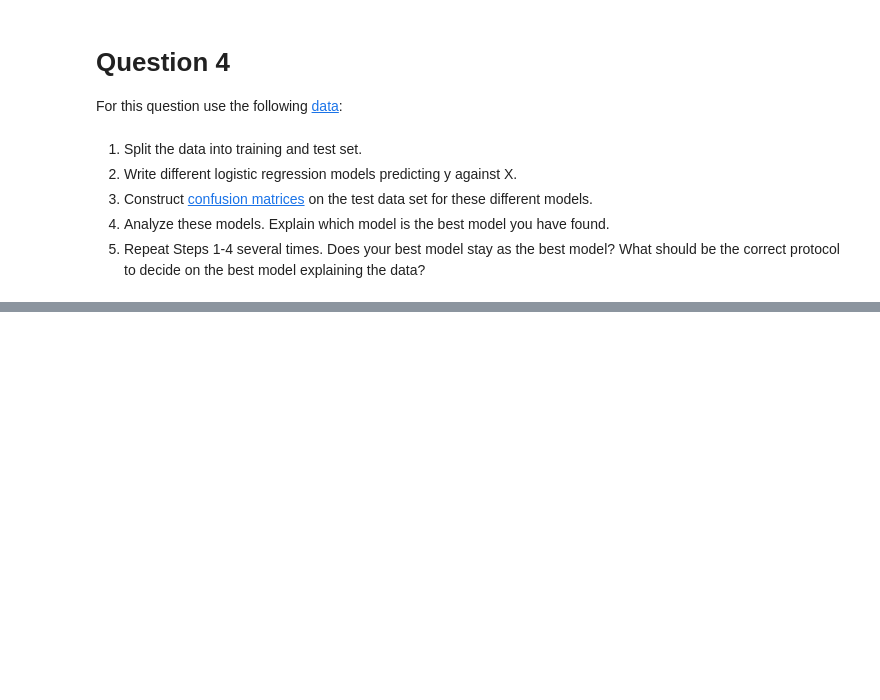
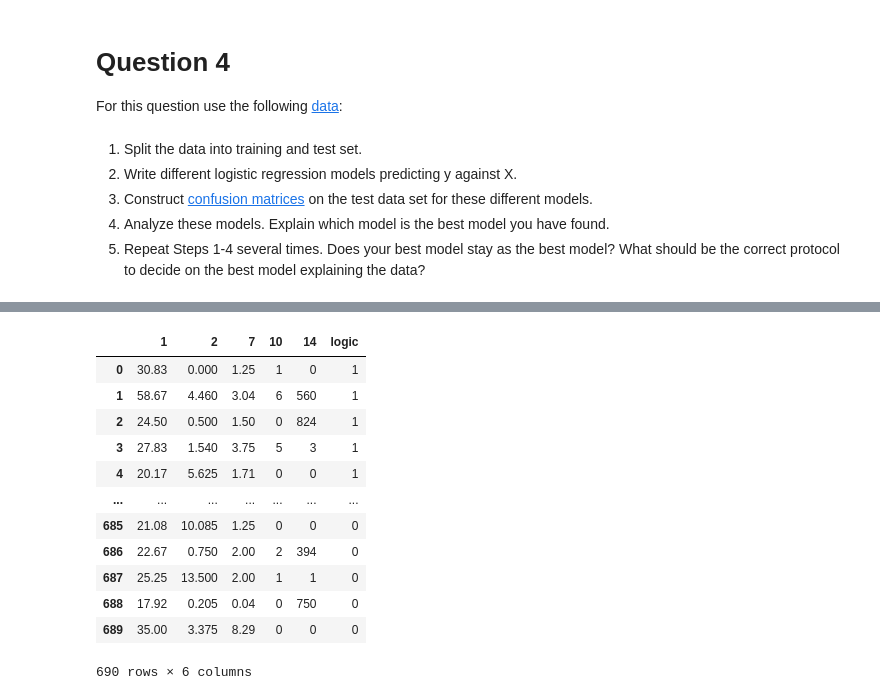
Before and after one commit to emirsglm/MAT388E-Data-Science-HW, a Jupyter notebook: HW2.ipynb, the cells around one changed output, grey strips where cells are left out. Cells and saved outputs as stored; diff of their text form; code cells hidden in the pictures; blank space fills up the shorter version.

```diff
--- a/HW2.ipynb
+++ b/HW2.ipynb
@@ -613,0 +596,17 @@ array([[570, 119],
+# %%
+adj = pd.concat([X, y1], axis=1)
+adj
+# %% [output]
+|  | 1 | 2 | 7 | 10 | 14 | logic |
+| 0 | 30.83 | 0.000 | 1.25 | 1 | 0 | 1 |
+| 1 | 58.67 | 4.460 | 3.04 | 6 | 560 | 1 |
+| 2 | 24.50 | 0.500 | 1.50 | 0 | 824 | 1 |
+| 3 | 27.83 | 1.540 | 3.75 | 5 | 3 | 1 |
+| 4 | 20.17 | 5.625 | 1.71 | 0 | 0 | 1 |
+| ... | ... | ... | ... | ... | ... | ... |
+| 685 | 21.08 | 10.085 | 1.25 | 0 | 0 | 0 |
+| 686 | 22.67 | 0.750 | 2.00 | 2 | 394 | 0 |
+| 687 | 25.25 | 13.500 | 2.00 | 1 | 1 | 0 |
+| 688 | 17.92 | 0.205 | 0.04 | 0 | 750 | 0 |
+| 689 | 35.00 | 3.375 | 8.29 | 0 | 0 | 0 |
+690 rows × 6 columns
```
Also changed, not shown: parts of 12 cells of this notebook.
